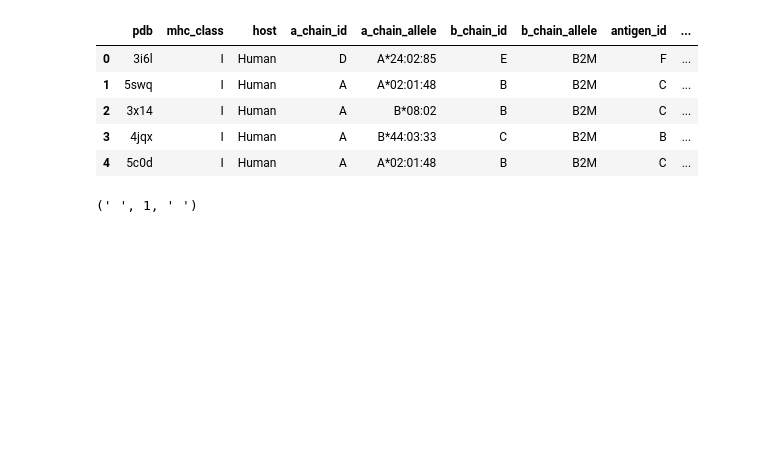
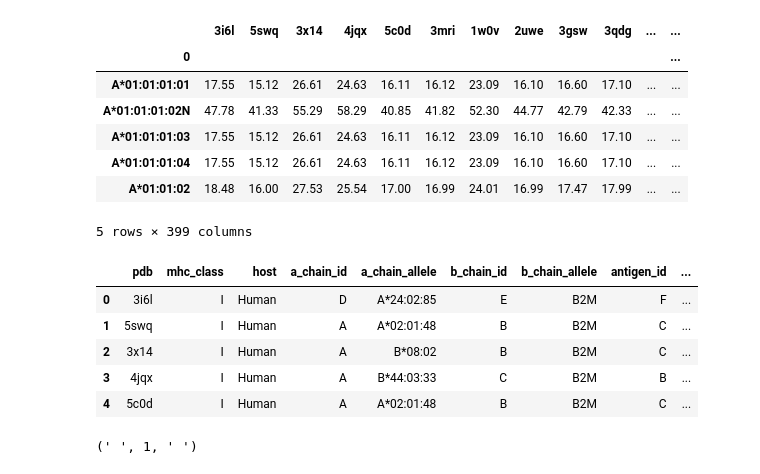
Before and after one commit to ignatovmg/cnn, a Jupyter notebook: src/workspace.ipynb, the cells around one changed output. Drawn from its saved outputs; the diff is of its cells as text; code cells hidden in the pictures; blank space fills up the shorter version.

```diff
--- a/src/workspace.ipynb
+++ b/src/workspace.ipynb
@@ -504,6 +514,17 @@ def make_allele2pdb_table():
 #make_allele2pdb_table()
 
 alleles_vs_pdb = pd.read_csv('../sandbox/alleles_vs_pdb', sep='\t', index_col=0, low_memory=False)
+# %%
+alleles_vs_pdb.head()
+# %% [output]
+|  | 3i6l | 5swq | 3x14 | 4jqx | 5c0d | 3mri | 1w0v | 2uwe | 3gsw | 3qdg | ... | ... |
+| 0 |  |  |  |  |  |  |  |  |  |  |  | ... |
+| A*01:01:01:01 | 17.55 | 15.12 | 26.61 | 24.63 | 16.11 | 16.12 | 23.09 | 16.10 | 16.60 | 17.10 | ... | ... |
+| A*01:01:01:02N | 47.78 | 41.33 | 55.29 | 58.29 | 40.85 | 41.82 | 52.30 | 44.77 | 42.79 | 42.33 | ... | ... |
+| A*01:01:01:03 | 17.55 | 15.12 | 26.61 | 24.63 | 16.11 | 16.12 | 23.09 | 16.10 | 16.60 | 17.10 | ... | ... |
+| A*01:01:01:04 | 17.55 | 15.12 | 26.61 | 24.63 | 16.11 | 16.12 | 23.09 | 16.10 | 16.60 | 17.10 | ... | ... |
+| A*01:01:02 | 18.48 | 16.00 | 27.53 | 25.54 | 17.00 | 16.99 | 24.01 | 16.99 | 17.47 | 17.99 | ... | ... |
+5 rows × 399 columns
 # %%
 ligand_assays = pd.read_csv('../data/epitopes/mhc_ligand_full.csv', skiprows=1, low_memory=False)
 ligand_assays = ligand_assays[ligand_assays['MHC allele class'] == 'I']
```
Also changed, not shown: parts of 4 cells of this notebook, 29 other files.
